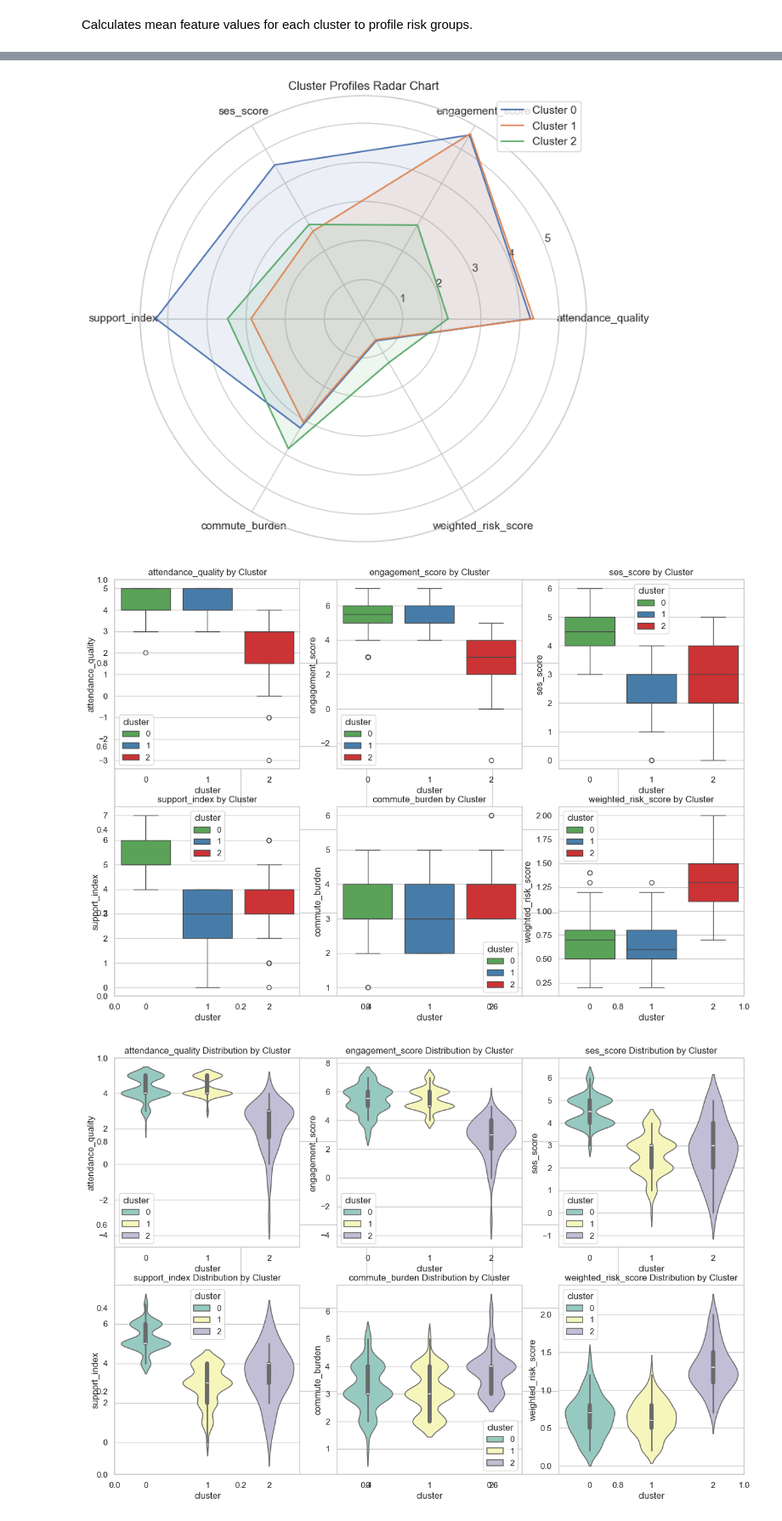
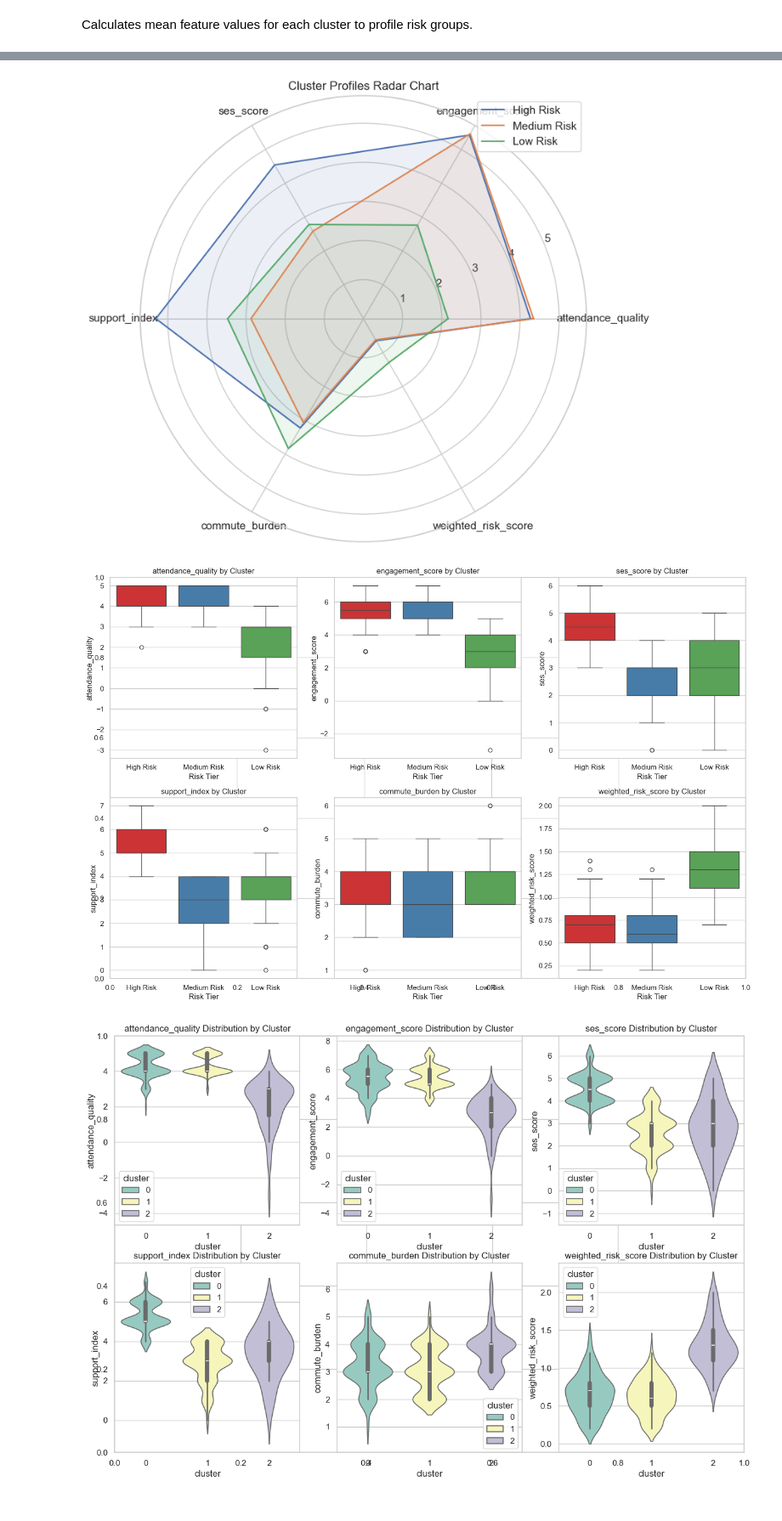
Before and after one commit to DararithJ369/mip-student-dropout-ews, a Jupyter notebook: notebooks/idc12.ipynb, the cells around one changed output, grey strips where cells are left out. Shown at 85% size. Cells and saved outputs as stored; diff of their text form; code cells hidden in the pictures.

```diff
--- a/notebooks/idc12.ipynb
+++ b/notebooks/idc12.ipynb
@@ -266,18 +267,25 @@ pca_df['PCA2'] = X_pca[:,1]
 
 pca_df['cluster'] = encoded_df['cluster']
 # %%
+pca_df['Risk Tier'] = pca_df['cluster'].map({
+    0: 'High Risk',
+    1: 'Medium Risk',
+    2: 'Low Risk'
+})
 
-level_risk_palette = {
-    0: sns.color_palette("Set1")[2],
-    1: sns.color_palette("Set1")[1],
-    2: sns.color_palette("Set1")[0]
+risk_palette = {
+    'High Risk': sns.color_palette("Set1")[0],  # Red
+    'Medium Risk': sns.color_palette("Set1")[1], # Blue
+    'Low Risk': sns.color_palette("Set1")[2]     # Green
 }
 
+plt.figure(figsize=(10, 8))
 sns.scatterplot(
     x='PCA1',
     y='PCA2',
-    hue='cluster',
-    palette=level_risk_palette,
+    hue='Risk Tier',
+    hue_order=['High Risk', 'Medium Risk', 'Low Risk'],
+    palette=risk_palette,
     data=pca_df,
     s=100
 )
@@ -285,6 +293,6 @@ sns.scatterplot(
 plt.title("PCA Cluster Visualization")
 plt.xlabel("Principal Component 1")
 plt.ylabel("Principal Component 2")
-plt.legend(title='Cluster', labels=[x_labels[i] for i in range(3)])
+plt.legend(title='Risk Tier')
 plt.show()
 # %% [output]
@@ -328,11 +344,10 @@ angles += angles[:1]
 fig, ax = plt.subplots(figsize=(8,8), subplot_kw=dict(polar=True))
 
 for i in cluster_means.index:
-
     values = cluster_means.loc[i].tolist()
     values += values[:1]
 
-    ax.plot(angles, values, label=f'Cluster {i}')
+    ax.plot(angles, values, label=i)
     ax.fill(angles, values, alpha=0.1)
 
 ax.set_xticks(angles[:-1])
@@ -341,25 +356,25 @@ plt.title("Cluster Profiles Radar Chart")
 plt.legend()
 plt.show()
 # %% [output]
-[figure, old version]
+[figure, new version]
 # %%
 plt.subplots(figsize=(15,10))
 for feature in cluster_features:
-
-    plt.subplot(2, 3,  cluster_features.index(feature) + 1)
+    plt.subplot(2, 3, cluster_features.index(feature) + 1)
     sns.boxplot(
-        x='cluster',
+        x='Risk Tier',
         y=feature,
         data=encoded_df,
-        hue='cluster',
-        palette=level_risk_palette,
+        order=['High Risk', 'Medium Risk', 'Low Risk'],
+        hue='Risk Tier',
+        palette=risk_palette,
     )
-
     plt.title(f'{feature} by Cluster')
 
+plt.tight_layout()
 plt.show()
 # %% [output]
-[figure, old version]
+[figure, new version]
 # %%
 
 plt.subplots(figsize=(15,10))
```
Also changed, not shown: parts of 4 cells of this notebook, 3 other files.
